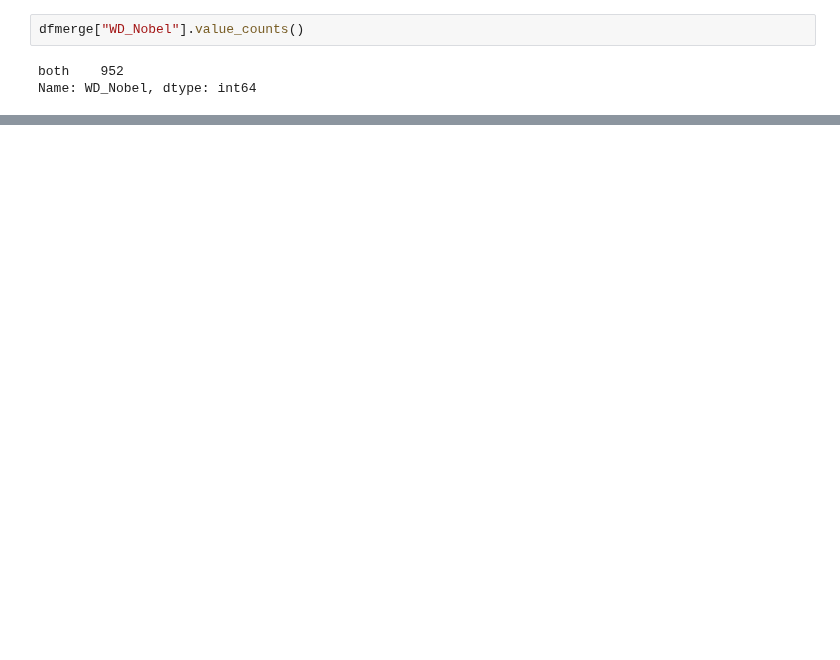
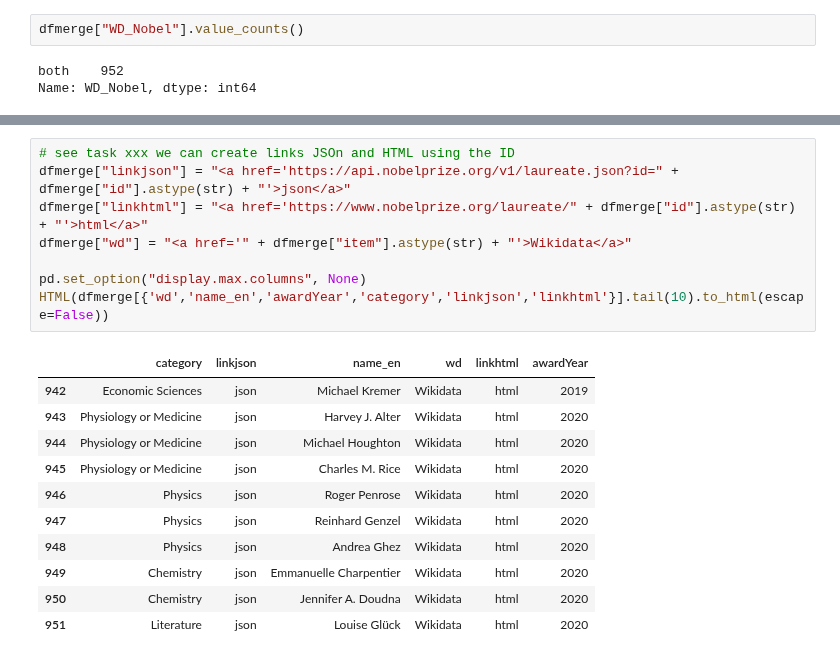
Before and after one commit to salgo60/open-data-examples, a Jupyter notebook: Nobel API.ipynb, the cells around one changed output, grey strips where cells are left out. Saved outputs shown, nothing was run; the diff lists cells and outputs as text; blank space fills up the shorter version.

```diff
--- a/Nobel API.ipynb
+++ b/Nobel API.ipynb
@@ -206,0 +220,20 @@ Time elapsed (hh:mm:ss.ms) 0:01:02.304019
+# %%
+# see task xxx we can create links JSOn and HTML using the ID
+dfmerge["linkjson"] = "<a href='https://api.nobelprize.org/v1/laureate.json?id=" + dfmerge["id"].astype(str) + "'>json</a>"
+dfmerge["linkhtml"] = "<a href='https://www.nobelprize.org/laureate/" + dfmerge["id"].astype(str) + "'>html</a>"
+dfmerge["wd"] = "<a href='" + dfmerge["item"].astype(str) + "'>Wikidata</a>"
+
+pd.set_option("display.max.columns", None)
+HTML(dfmerge[{'wd','name_en','awardYear','category','linkjson','linkhtml'}].tail(10).to_html(escape=False))
+# %% [output]
+|  | category | linkjson | name_en | wd | linkhtml | awardYear |
+| 942 | Economic Sciences | json | Michael Kremer | Wikidata | html | 2019 |
+| 943 | Physiology or Medicine | json | Harvey J. Alter | Wikidata | html | 2020 |
+| 944 | Physiology or Medicine | json | Michael Houghton | Wikidata | html | 2020 |
+| 945 | Physiology or Medicine | json | Charles M. Rice | Wikidata | html | 2020 |
+| 946 | Physics | json | Roger Penrose | Wikidata | html | 2020 |
+| 947 | Physics | json | Reinhard Genzel | Wikidata | html | 2020 |
+| 948 | Physics | json | Andrea Ghez | Wikidata | html | 2020 |
+| 949 | Chemistry | json | Emmanuelle Charpentier | Wikidata | html | 2020 |
+| 950 | Chemistry | json | Jennifer A. Doudna | Wikidata | html | 2020 |
+| 951 | Literature | json | Louise Glück | Wikidata | html | 2020 |
```
Also changed, not shown: parts of 13 cells of this notebook, 3 other files.
